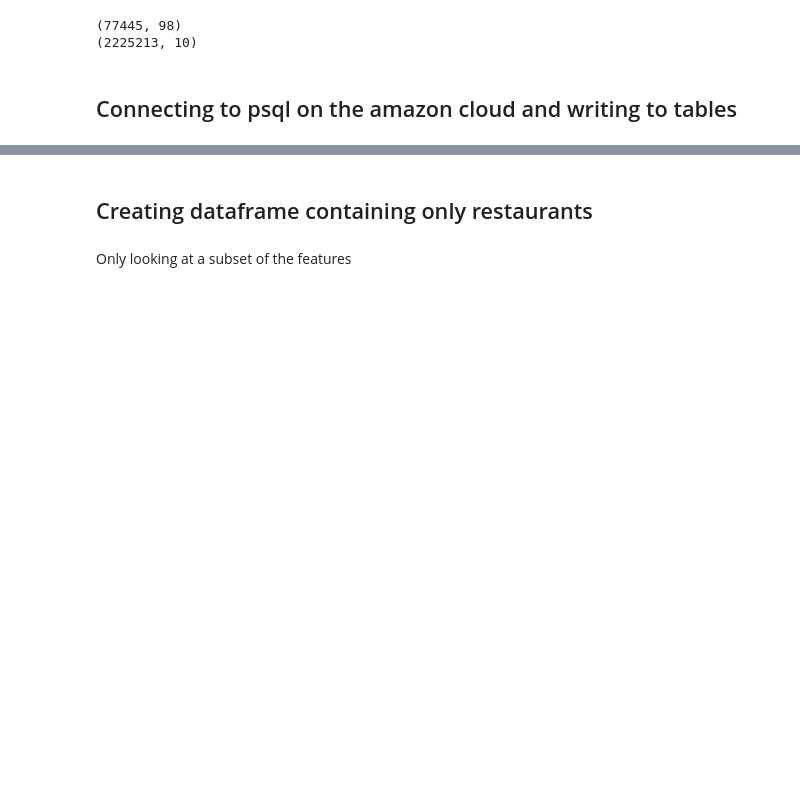
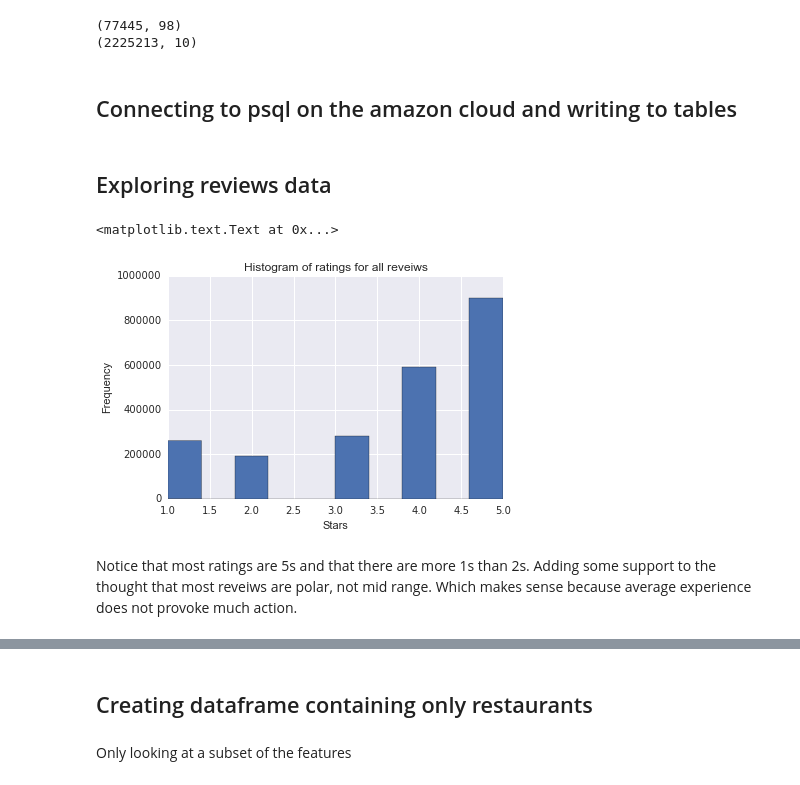
Before and after one commit to jstnstwrt/yelp-data-challenge, a Jupyter notebook: exploratory_data_analysis.ipynb, the cells around one changed output, grey strips where cells are left out. Saved outputs shown, nothing was run; the diff lists cells and outputs as text; code cells hidden in the pictures; blank space fills up the shorter version.

Commit message:
added plots describing features of reveiws dataset grouped by star count

```diff
--- a/exploratory_data_analysis.ipynb
+++ b/exploratory_data_analysis.ipynb
@@ -11,6 +13,8 @@ from ast import literal_eval
 # df_biz = pd.read_csv('yelp_dataset_challenge_academic_dataset/yelp_academic_dataset_business.csv')
 # %%
 # df_rev = pd.read_csv('yelp_dataset_challenge_academic_dataset/yelp_academic_dataset_review.csv')
+# %%
+df_rev = pd.read_csv('yelp_dataset_challenge_academic_dataset/yelp_academic_dataset_user.csv')
 # %%
 print df_biz.shape
 print df_rev.shape
@@ -25,3 +29,15 @@ c = engine.connect()
 conn = c.connection
 # %%
 df_biz.to_sql('business', engine)
+# %% [markdown]
+## Exploring reviews data
+# %%
+df_rev.stars.hist()
+plt.ylabel('Frequency')
+plt.xlabel('Stars')
+plt.title('Histogram of ratings for all reveiws')
+# %% [output]
+<matplotlib.text.Text at 0x...>
+[figure, added]
+# %% [markdown]
+Notice that most ratings are 5s and that there are more 1s than 2s. Adding some support to the thought that most reveiws are polar, not mid range. Which makes sense because average experience does not provoke much action.
```
Also changed, not shown: parts of 11 cells of this notebook.
